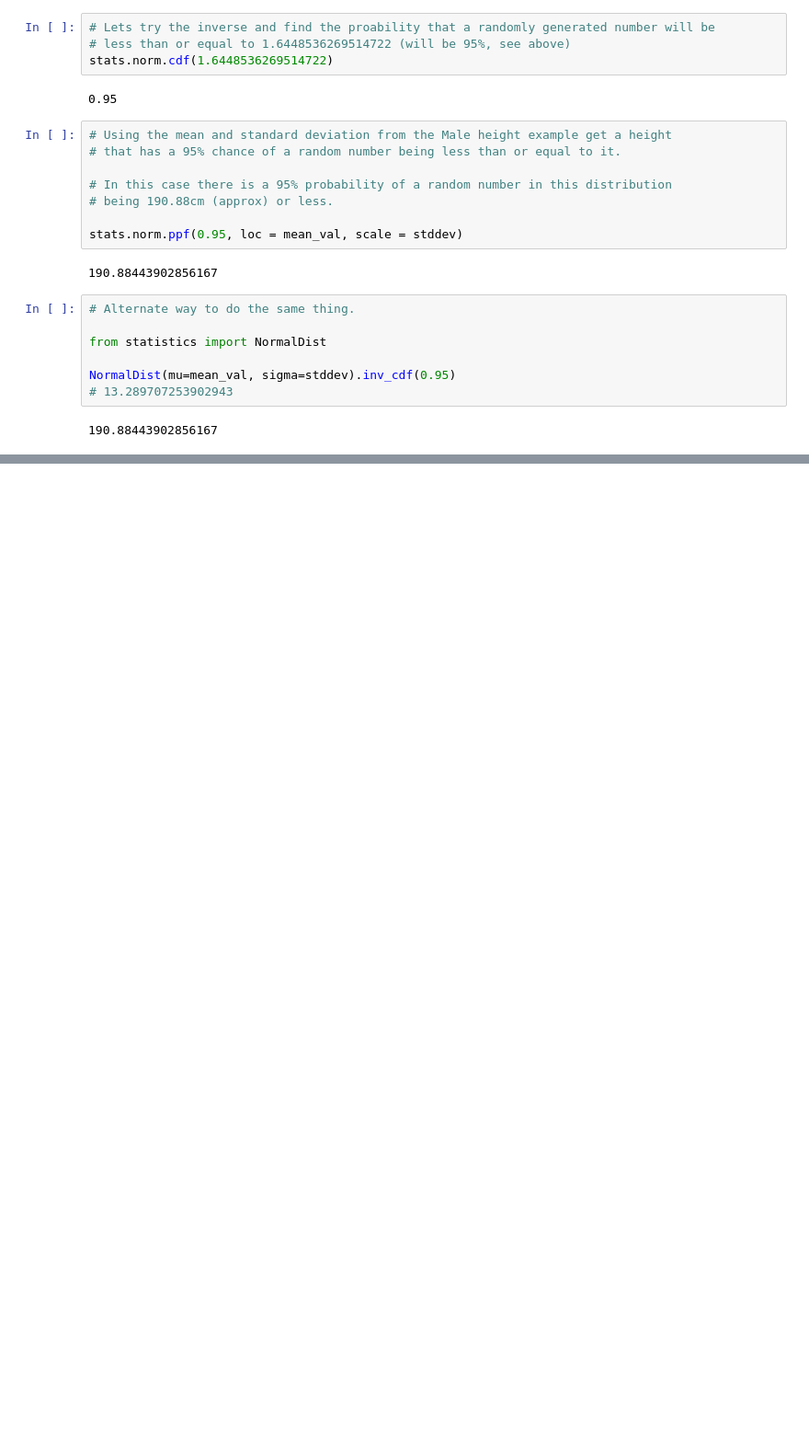
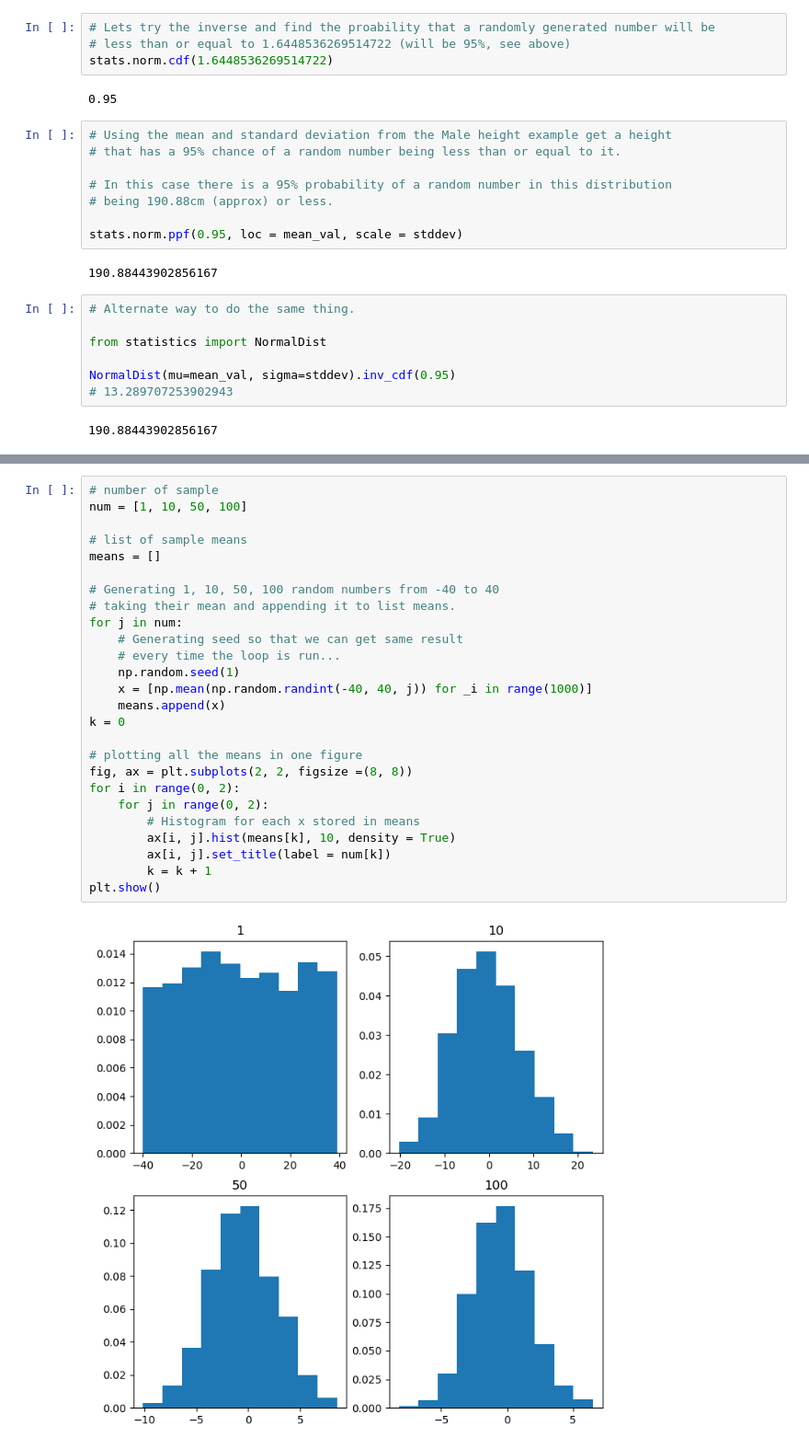
Before and after one commit to elainetynan/funddata-assessment, a Jupyter notebook: normalDistribution/NormalDistribution.ipynb, the cells around one changed output, grey strips where cells are left out. Shown at 92% size. Saved outputs shown, nothing was run; the diff lists cells and outputs as text; blank space fills up the shorter version.

```diff
--- a/normalDistribution/NormalDistribution.ipynb
+++ b/normalDistribution/NormalDistribution.ipynb
@@ -1117,0 +1151,28 @@ NormalDist(mu=mean_val, sigma=stddev).inv_cdf(0.95)
+# %%
+# number of sample
+num = [1, 10, 50, 100]
+
+# list of sample means
+means = []
+
+# Generating 1, 10, 50, 100 random numbers from -40 to 40
+# taking their mean and appending it to list means.
+for j in num:
+    # Generating seed so that we can get same result
+    # every time the loop is run...
+    np.random.seed(1)
+    x = [np.mean(np.random.randint(-40, 40, j)) for _i in range(1000)]
+    means.append(x)
+k = 0
+
+# plotting all the means in one figure
+fig, ax = plt.subplots(2, 2, figsize =(8, 8))
+for i in range(0, 2):
+    for j in range(0, 2):
+        # Histogram for each x stored in means
+        ax[i, j].hist(means[k], 10, density = True)
+        ax[i, j].set_title(label = num[k])
+        k = k + 1
+plt.show()
+# %% [output]
+[figure, added]
```
Also changed, not shown: parts of 16 cells of this notebook, 3 other files.
